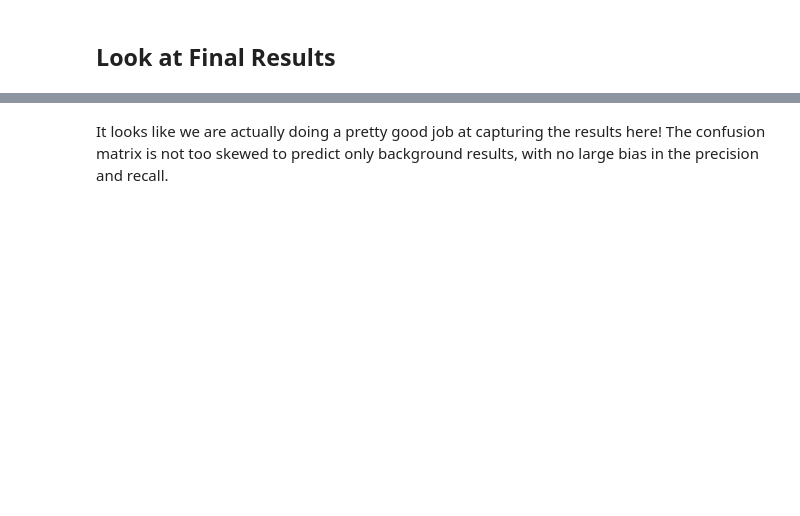
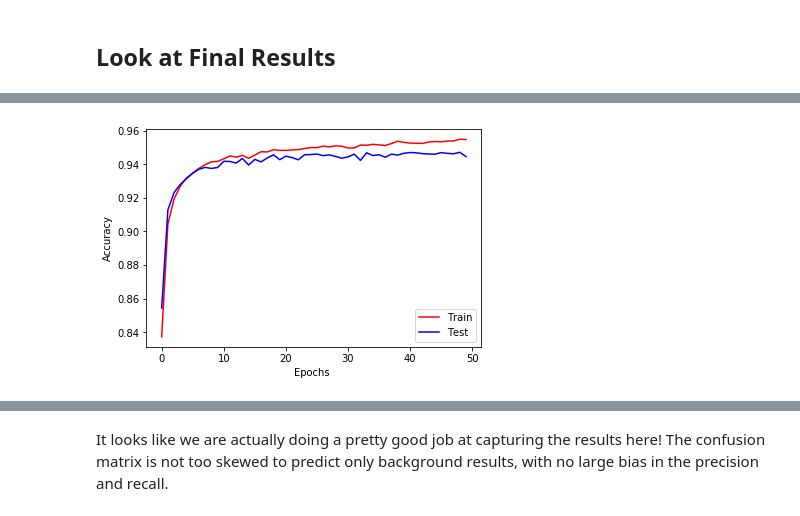
Before and after one commit to lindsay-forestell/MiniProjects, a Jupyter notebook: MiniBoone/miniboone.ipynb, the cells around one changed output, grey strips where cells are left out. Saved outputs shown, nothing was run; the diff lists cells and outputs as text; code cells hidden in the pictures; blank space fills up the shorter version.

```diff
--- a/MiniBoone/miniboone.ipynb
+++ b/MiniBoone/miniboone.ipynb
@@ -565,2 +767,11 @@ It looks like the batch normalization does the best job, so let's look closer at
+# %%
+plt.plot(results['training_accuracy'], '-r', label='Train')
+plt.plot(results['validation_accuracy'], '-b', label= 'Test')
+plt.ylabel('Accuracy')
+plt.xlabel('Epochs ')
+plt.legend()
+plt.show()
+# %% [output]
+[figure, added]
 # %%
 # Look at some 2 Class Accuracy Metrics
```
Also changed, not shown: parts of 14 cells of this notebook.
